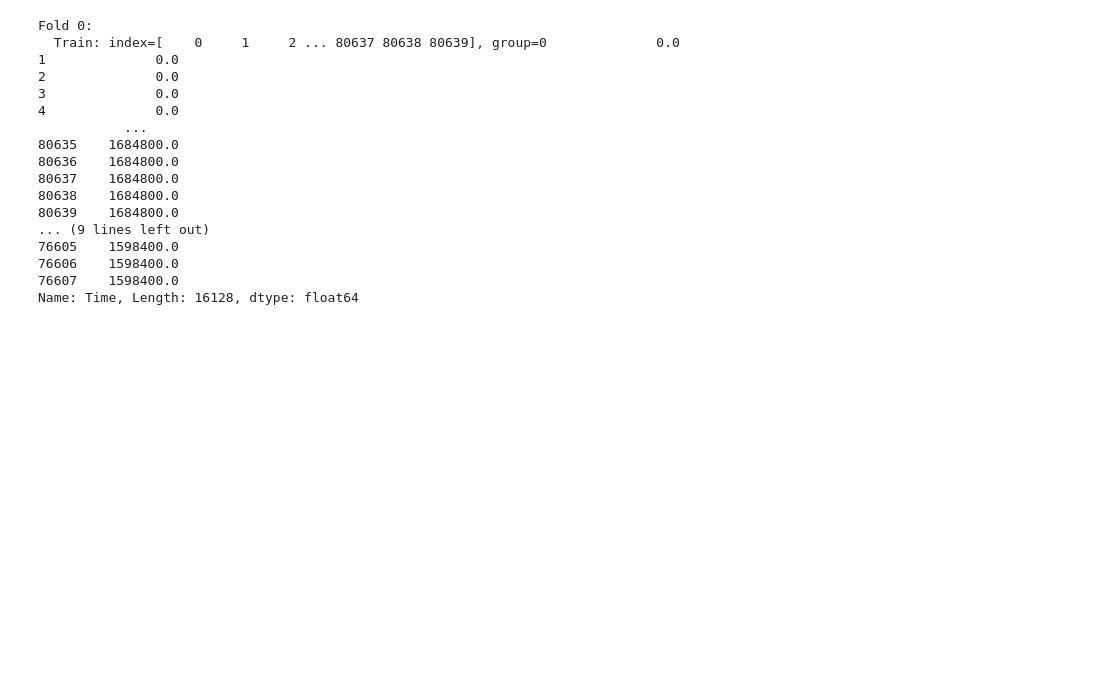
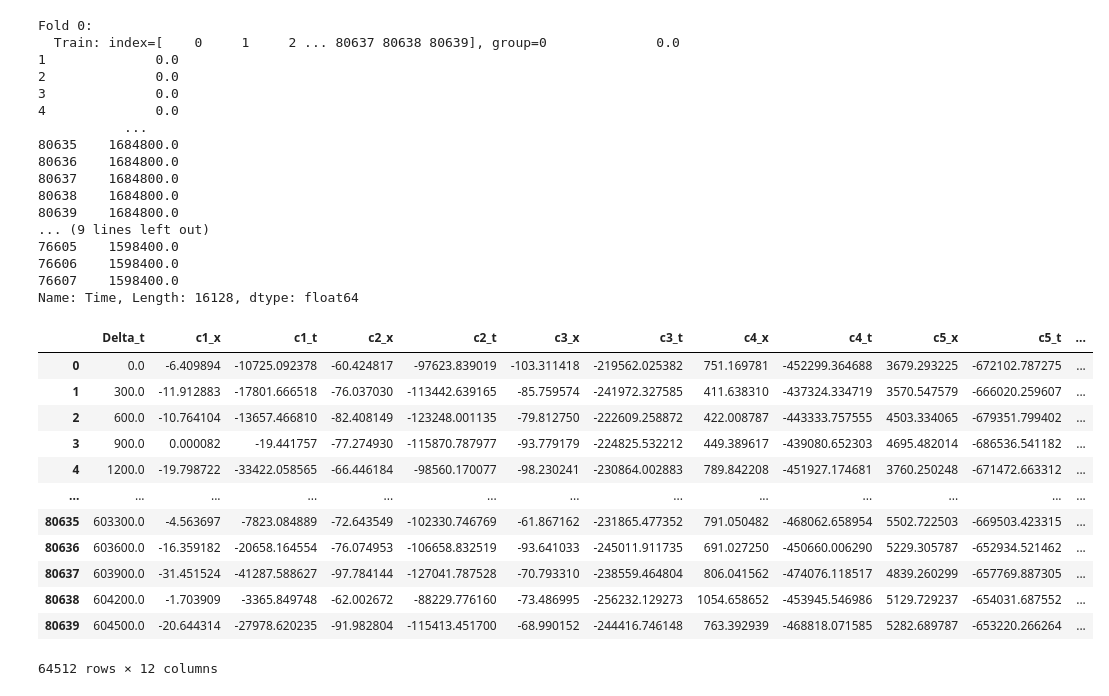
Before and after one commit to PJBarbosa98/X-Iberian-Modelling-Week, a Jupyter notebook: projeto.ipynb, the cells around one changed output. Cells and saved outputs as stored; diff of their text form; code cells hidden in the pictures; blank space fills up the shorter version.

```diff
--- a/projeto.ipynb
+++ b/projeto.ipynb
@@ -54 +211,5 @@ df_time_0
+# %%
+X = selected_columns_df[['Delta_t', 'c1_x', 'c1_t', 'c2_x', 'c2_t', 'c3_x', 'c3_t', 'c4_x', 'c4_t', 'c5_x', 'c5_t','cluster']]
+
+y = selected_columns_df['erro_x']
 # %%
@@ -97,4 +243,21 @@ Fold 0:
 76606    1598400.0
 76607    1598400.0
 Name: Time, Length: 16128, dtype: float64
+# %%
+
+X_train
+# %% [output]
+|  | Delta_t | c1_x | c1_t | c2_x | c2_t | c3_x | c3_t | c4_x | c4_t | c5_x | c5_t | ... |
+| 0 | 0.0 | -6.409894 | -10725.092378 | -60.424817 | -97623.839019 | -103.311418 | -219562.025382 | 751.169781 | -452299.364688 | 3679.293225 | -672102.787275 | ... |
+| 1 | 300.0 | -11.912883 | -17801.666518 | -76.037030 | -113442.639165 | -85.759574 | -241972.327585 | 411.638310 | -437324.334719 | 3570.547579 | -666020.259607 | ... |
+| 2 | 600.0 | -10.764104 | -13657.466810 | -82.408149 | -123248.001135 | -79.812750 | -222609.258872 | 422.008787 | -443333.757555 | 4503.334065 | -679351.799402 | ... |
+| 3 | 900.0 | 0.000082 | -19.441757 | -77.274930 | -115870.787977 | -93.779179 | -224825.532212 | 449.389617 | -439080.652303 | 4695.482014 | -686536.541182 | ... |
+| 4 | 1200.0 | -19.798722 | -33422.058565 | -66.446184 | -98560.170077 | -98.230241 | -230864.002883 | 789.842208 | -451927.174681 | 3760.250248 | -671472.663312 | ... |
+| ... | ... | ... | ... | ... | ... | ... | ... | ... | ... | ... | ... | ... |
+| 80635 | 603300.0 | -4.563697 | -7823.084889 | -72.643549 | -102330.746769 | -61.867162 | -231865.477352 | 791.050482 | -468062.658954 | 5502.722503 | -669503.423315 | ... |
+| 80636 | 603600.0 | -16.359182 | -20658.164554 | -76.074953 | -106658.832519 | -93.641033 | -245011.911735 | 691.027250 | -450660.006290 | 5229.305787 | -652934.521462 | ... |
+| 80637 | 603900.0 | -31.451524 | -41287.588627 | -97.784144 | -127041.787528 | -70.793310 | -238559.464804 | 806.041562 | -474076.118517 | 4839.260299 | -657769.887305 | ... |
+| 80638 | 604200.0 | -1.703909 | -3365.849748 | -62.002672 | -88229.776160 | -73.486995 | -256232.129273 | 1054.658652 | -453945.546986 | 5129.729237 | -654031.687552 | ... |
+| 80639 | 604500.0 | -20.644314 | -27978.620235 | -91.982804 | -115413.451700 | -68.990152 | -244416.746148 | 763.392939 | -468818.071585 | 5282.689787 | -653220.266264 | ... |
+64512 rows × 12 columns
 # %%
```
Also changed, not shown: parts of 16 cells of this notebook.
